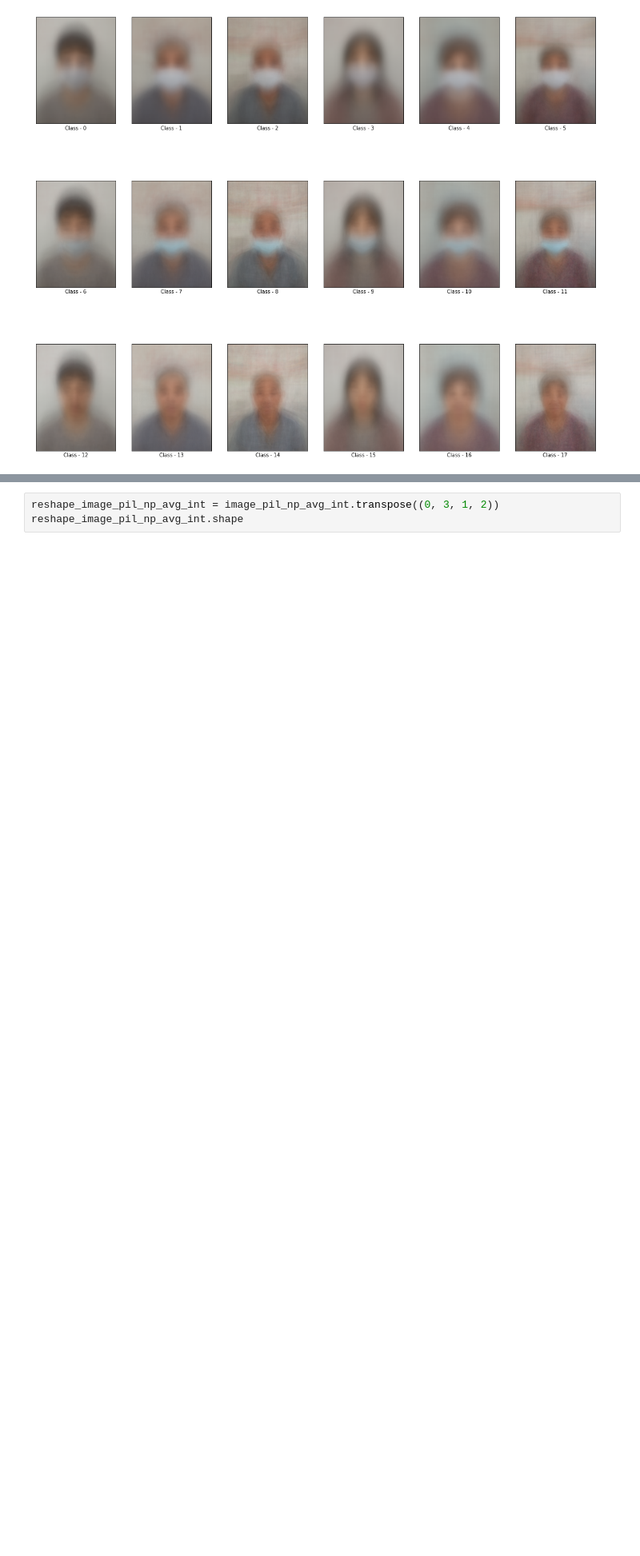
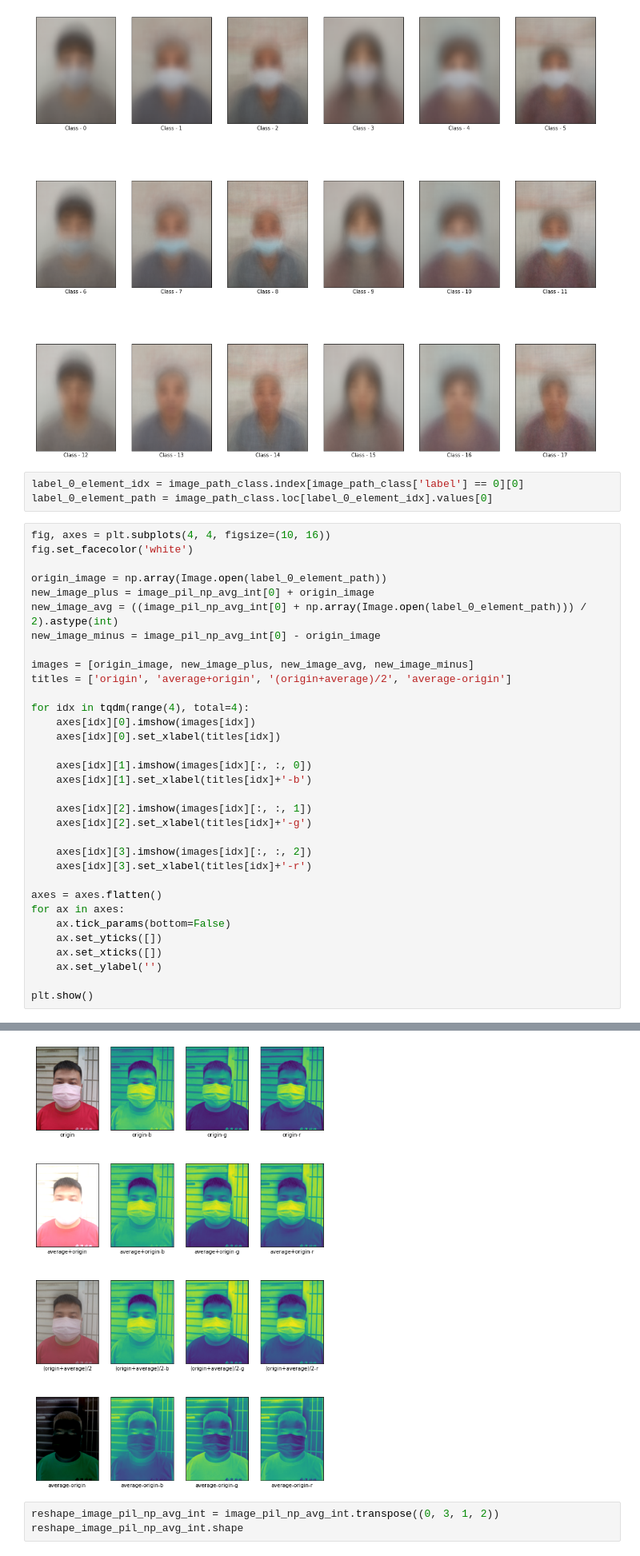
Before and after one commit to boostcampaitech3/level1-image-classification-level1-recsys-13, a Jupyter notebook: GwangSeok/train_EDA.ipynb, the cells around one changed output, grey strips where cells are left out. Shown at 80% size. Saved outputs shown, nothing was run; the diff lists cells and outputs as text; blank space fills up the shorter version.

Commit message:
histogram

```diff
--- a/GwangSeok/train_EDA.ipynb
+++ b/GwangSeok/train_EDA.ipynb
@@ -426,3 +388,40 @@ for idx in tqdm(range(num_classes), total=num_classes):
 plt.show()
 # %% [output]
 [figure]
+# %%
+label_0_element_idx = image_path_class.index[image_path_class['label'] == 0][0]
+label_0_element_path = image_path_class.loc[label_0_element_idx].values[0]
+# %%
+fig, axes = plt.subplots(4, 4, figsize=(10, 16))
+fig.set_facecolor('white')
+
+origin_image = np.array(Image.open(label_0_element_path))
+new_image_plus = image_pil_np_avg_int[0] + origin_image
+new_image_avg = ((image_pil_np_avg_int[0] + np.array(Image.open(label_0_element_path))) / 2).astype(int)
+new_image_minus = image_pil_np_avg_int[0] - origin_image
+
+images = [origin_image, new_image_plus, new_image_avg, new_image_minus]
+titles = ['origin', 'average+origin', '(origin+average)/2', 'average-origin']
+
+for idx in tqdm(range(4), total=4):
+    axes[idx][0].imshow(images[idx])
+    axes[idx][0].set_xlabel(titles[idx])
+
+    axes[idx][1].imshow(images[idx][:, :, 0])
+    axes[idx][1].set_xlabel(titles[idx]+'-b')
+
+    axes[idx][2].imshow(images[idx][:, :, 1])
+    axes[idx][2].set_xlabel(titles[idx]+'-g')
+
+    axes[idx][3].imshow(images[idx][:, :, 2])
+    axes[idx][3].set_xlabel(titles[idx]+'-r')
+
+axes = axes.flatten()
+for ax in axes:
+    ax.tick_params(bottom=False)
+    ax.set_yticks([])
+    ax.set_xticks([])
+    ax.set_ylabel('')
+
+plt.show()
+# %% [output]
@@ -429,3 +429,4 @@ plt.show()
+[figure, added]
 # %%
 reshape_image_pil_np_avg_int = image_pil_np_avg_int.transpose((0, 3, 1, 2))
 reshape_image_pil_np_avg_int.shape
```
Also changed, not shown: parts of 6 cells of this notebook, 1 other file.
